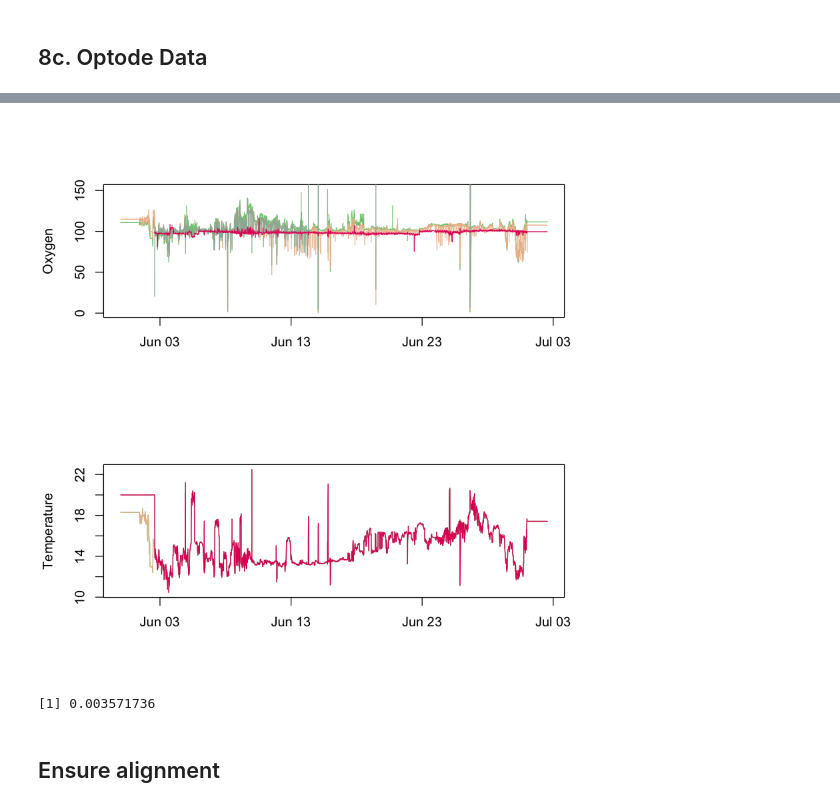
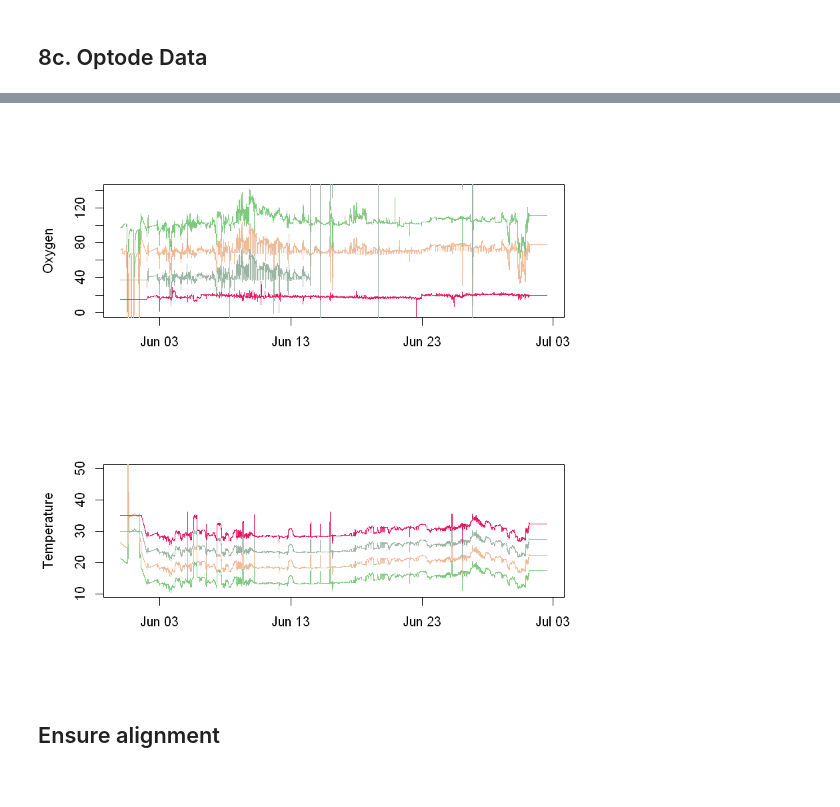
Before and after one commit to tbrycekelly/MIMS-TBK, a Jupyter notebook: Main Data Merge.ipynb, the cells around one changed output, grey strips where cells are left out. Cells and saved outputs as stored; diff of their text form; code cells hidden in the pictures.

```diff
--- a/Main Data Merge.ipynb
+++ b/Main Data Merge.ipynb
@@ -726,46 +771,26 @@ load('RStates/Optode 12.04.17.rdata')
 # %%
-## Oxygen ch 1
-temp = eims.interp(ship.data$DT, optode$Starttime, ze, optode$Oxy1, ze)
-ship.data$Optode.ch1 = temp[[1]]
-ship.data$Optode.ch1.FLAG = temp[[2]]
-
-## Oxygen ch 2
-temp = eims.interp(ship.data$DT, optode$Starttime, ze, optode$Oxy2, ze)
-ship.data$Optode.ch2 = temp[[1]]
-ship.data$Optode.ch2.FLAG = temp[[2]]
-
-## Oxygen ch 3
-temp = eims.interp(ship.data$DT, optode$Starttime, ze, optode$Oxy3, ze)
-ship.data$Optode.ch3 = temp[[1]]
-ship.data$Optode.ch3.FLAG = temp[[2]]
-
-## Oxygen ch 4
-temp = eims.interp(ship.data$DT, optode$Starttime, ze, optode$Oxy4, ze)
-ship.data$Optode.ch4 = temp[[1]]
-ship.data$Optode.ch4.FLAG = temp[[2]]
-
 ## Oxygen T 1
-temp = eims.interp(ship.data$DT, optode$Starttime, ze, optode$T1, ze)
+temp = eims.interp(ship.data$DT, optode$Time[optode$Temp.ch1.flag == 1], ze, optode$Temp.ch1[optode$Temp.ch1.flag == 1], ze)
 ship.data$Optode.temp1 = temp[[1]]
 ship.data$Optode.temp1.FLAG = temp[[2]]
 
 ## Oxygen T 2
-temp = eims.interp(ship.data$DT, optode$Starttime, ze, optode$T2, ze)
+temp = eims.interp(ship.data$DT, optode$Time[optode$Temp.ch2.flag == 1], ze, optode$Temp.ch2[optode$Temp.ch2.flag == 1], ze)
 ship.data$Optode.temp2 = temp[[1]]
 ship.data$Optode.temp2.FLAG = temp[[2]]
 
 ## Oxygen T 3
-temp = eims.interp(ship.data$DT, optode$Starttime, ze, optode$T3, ze)
+temp = eims.interp(ship.data$DT, optode$Time[optode$Temp.ch3.flag == 1], ze, optode$Temp.ch3[optode$Temp.ch3.flag == 1], ze)
 ship.data$Optode.temp3 = temp[[1]]
 ship.data$Optode.temp3.FLAG = temp[[2]]
 
 ## Oxygen T 4
-temp = eims.interp(ship.data$DT, optode$Starttime, ze, optode$T4, ze)
+temp = eims.interp(ship.data$DT, optode$Time[optode$Temp.ch4.flag == 1], ze, optode$Temp.ch4[optode$Temp.ch4.flag == 1], ze)
 ship.data$Optode.temp4 = temp[[1]]
 ship.data$Optode.temp4.FLAG = temp[[2]]
 
 ## Optode Pressure
-temp = eims.interp(ship.data$DT, optode$Starttime, ze, optode$Pressure, ze)
+temp = eims.interp(ship.data$DT, optode$Time[optode$Pressure.flag == 1], ze, optode$Pressure[optode$Pressure.flag == 1], ze)
 ship.data$Optode.pressure = temp[[1]]
 ship.data$Optode.pressure.FLAG = temp[[2]]
 # %%
@@ -773,23 +798,18 @@ ship.data$Optode.pressure.FLAG = temp[[2]]
 # %%
 par(mfrow=c(2,1))
 cols = get.qual.pal(5)
 
 plot(ship.data$DT, ship.data$Optode.ch1, type='l', col = cols[1], xlab = '', ylab = 'Oxygen')
-lines(ship.data$DT, ship.data$Optode.ch2, col = cols[2])
-lines(ship.data$DT, ship.data$Optode.ch3, col = cols[3])
-lines(ship.data$DT, ship.data$Optode.ch4, col = cols[4])
+lines(ship.data$DT, ship.data$Optode.ch2-30, col = cols[2])
+lines(ship.data$DT, ship.data$Optode.ch3-60, col = cols[3])
+lines(ship.data$DT, ship.data$Optode.ch4-80, col = cols[4])
 
 plot(ship.data$DT, ship.data$Optode.temp1, type='l', col = cols[1], xlab = '', ylab = 'Temperature')
-lines(ship.data$DT, ship.data$Optode.temp2, col = cols[2])
-lines(ship.data$DT, ship.data$Optode.temp3, col = cols[3])
-lines(ship.data$DT, ship.data$Optode.temp4, col = cols[4])
+lines(ship.data$DT, ship.data$Optode.temp2+5, col = cols[2])
+lines(ship.data$DT, ship.data$Optode.temp3+10, col = cols[3])
+lines(ship.data$DT, ship.data$Optode.temp4+15, col = cols[4])
 # %% [output]
-[figure, old version]
+[figure, new version]
-# %%
-l = which(abs(ship.data$Optode.ch1 - ma(ship.data$Optode.ch1, n = 10)) > sd(ship.data$Optode.ch1))
-length(l) / nrow(ship.data)
-# %% [output]
-[1] 0.003571736
 # %% [markdown]
 ## Ensure alignment
 # %%
```
Also changed, not shown: parts of 19 cells of this notebook, 33 other files.
